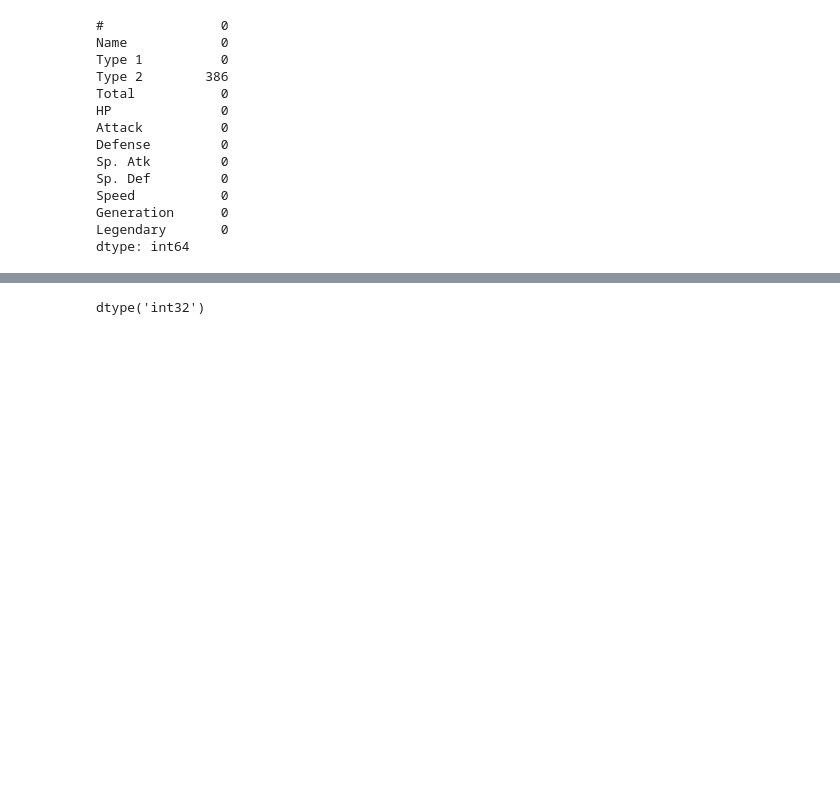
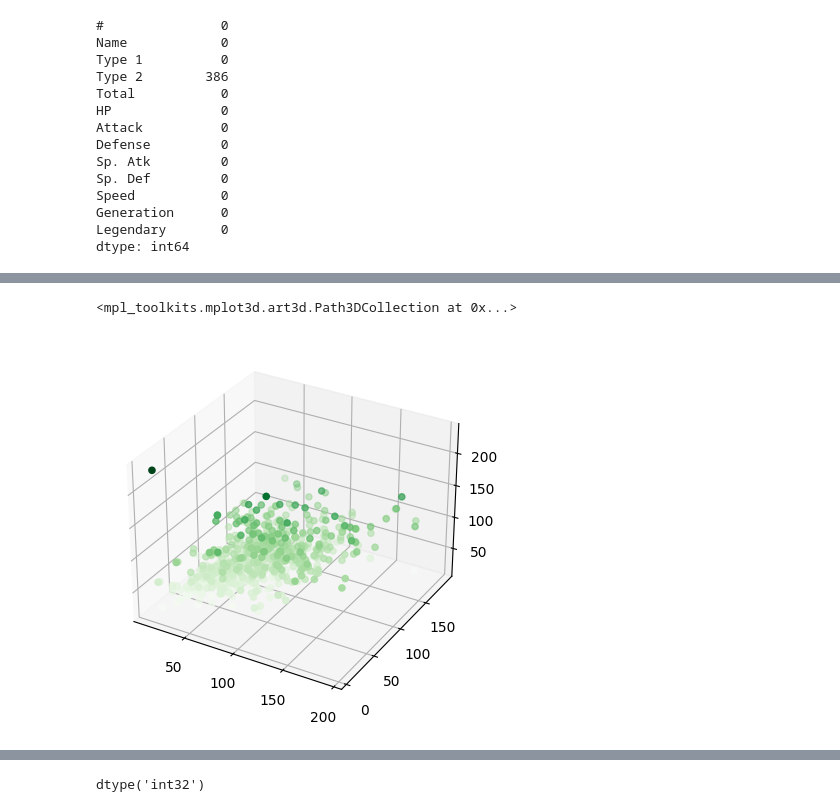
Before and after one commit to faturrahmanalharitszoe/FlaskML, a Jupyter notebook: model/model.ipynb, the cells around one changed output, grey strips where cells are left out. Saved outputs shown, nothing was run; the diff lists cells and outputs as text; code cells hidden in the pictures; blank space fills up the shorter version.

```diff
--- a/model/model.ipynb
+++ b/model/model.ipynb
@@ -99,3 +185,14 @@ plt.show()
+# %%
+ax = plt.axes(projection='3d')
+
+xdata = df['sp. atk']
+ydata = df['attack']
+zdata = df['sp. def']
+
+ax.scatter3D(xdata, ydata, zdata, c=zdata, cmap='Greens')
+# %% [output]
+<mpl_toolkits.mplot3d.art3d.Path3DCollection at 0x...>
+[figure, added]
 # %%
 # Elbow method to find the optimal number of clusters
 wcss = []
```
Also changed, not shown: parts of 20 cells of this notebook, 1 other file.
